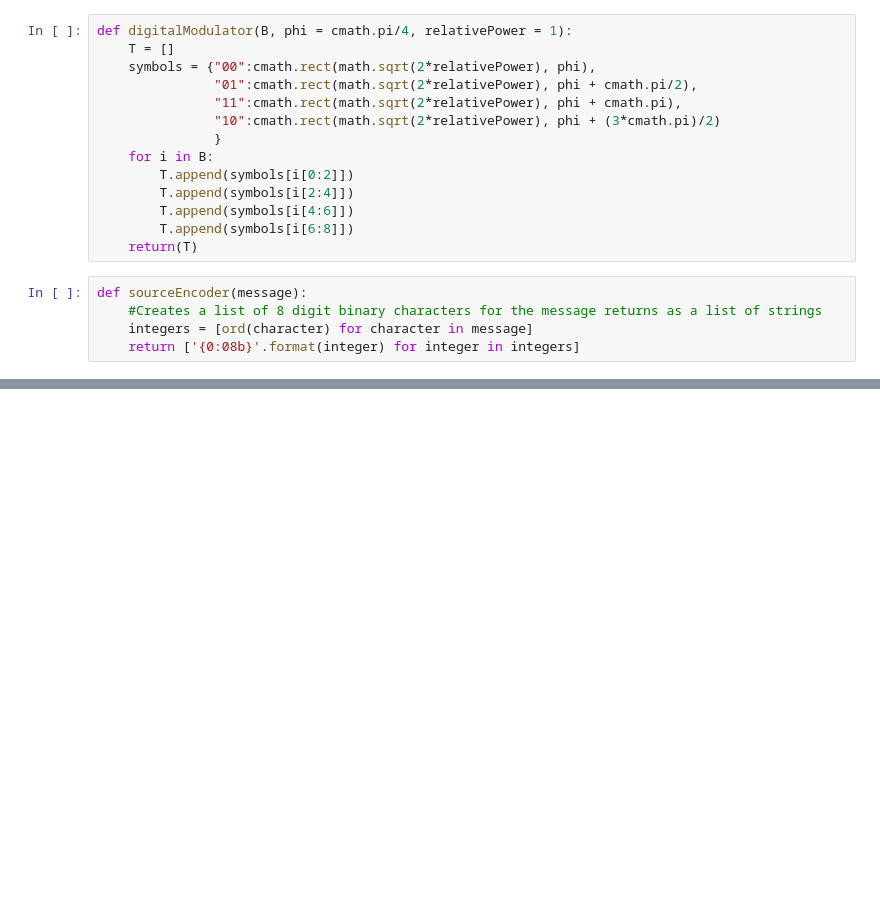
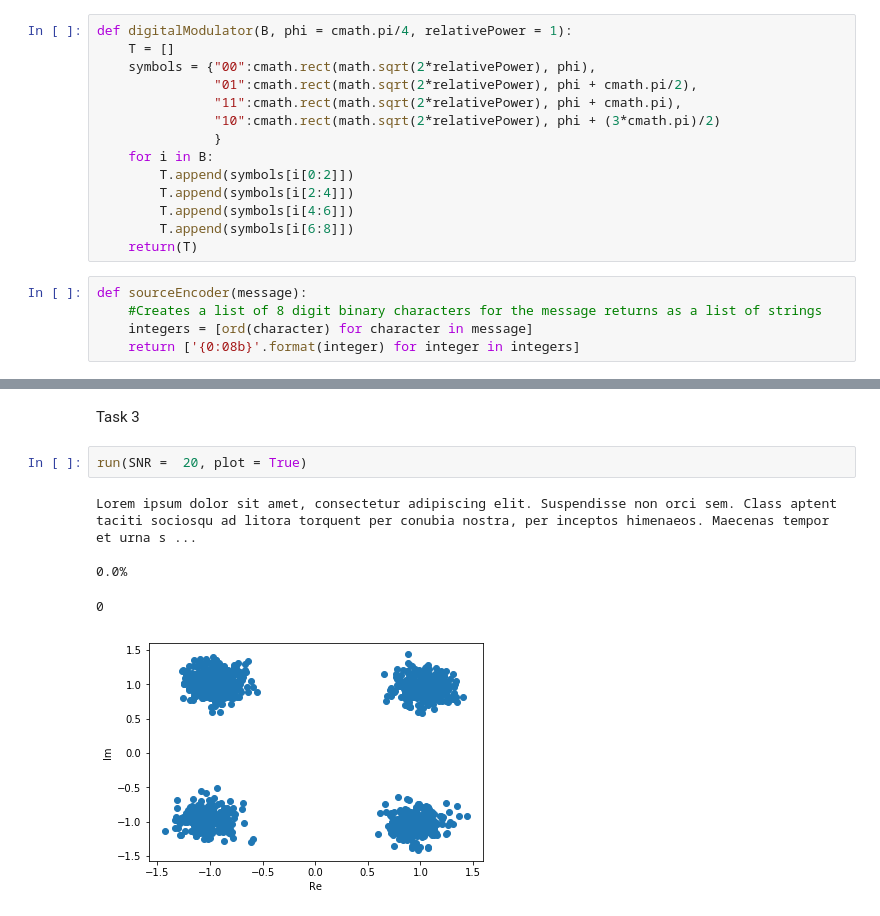
Before and after one commit to EdwardStables/CommsCW, a Jupyter notebook: Jupyter Workings/Workbook for signal processing.ipynb, the cells around one changed output, grey strips where cells are left out. Saved outputs shown, nothing was run; the diff lists cells and outputs as text; blank space fills up the shorter version.

```diff
--- a/Jupyter Workings/Workbook for signal processing.ipynb
+++ b/Jupyter Workings/Workbook for signal processing.ipynb
@@ -248,0 +252,10 @@ plot(errorCounter)
+# %% [markdown]
+Task 3
+# %%
+run(SNR =  20, plot = True)
+# %% [output]
+Lorem ipsum dolor sit amet, consectetur adipiscing elit. Suspendisse non orci sem. Class aptent taciti sociosqu ad litora torquent per conubia nostra, per inceptos himenaeos. Maecenas tempor et urna s ...
+
+0.0%
+0
+[figure, added]
```
Also changed, not shown: parts of 25 cells of this notebook, 3 other files.
